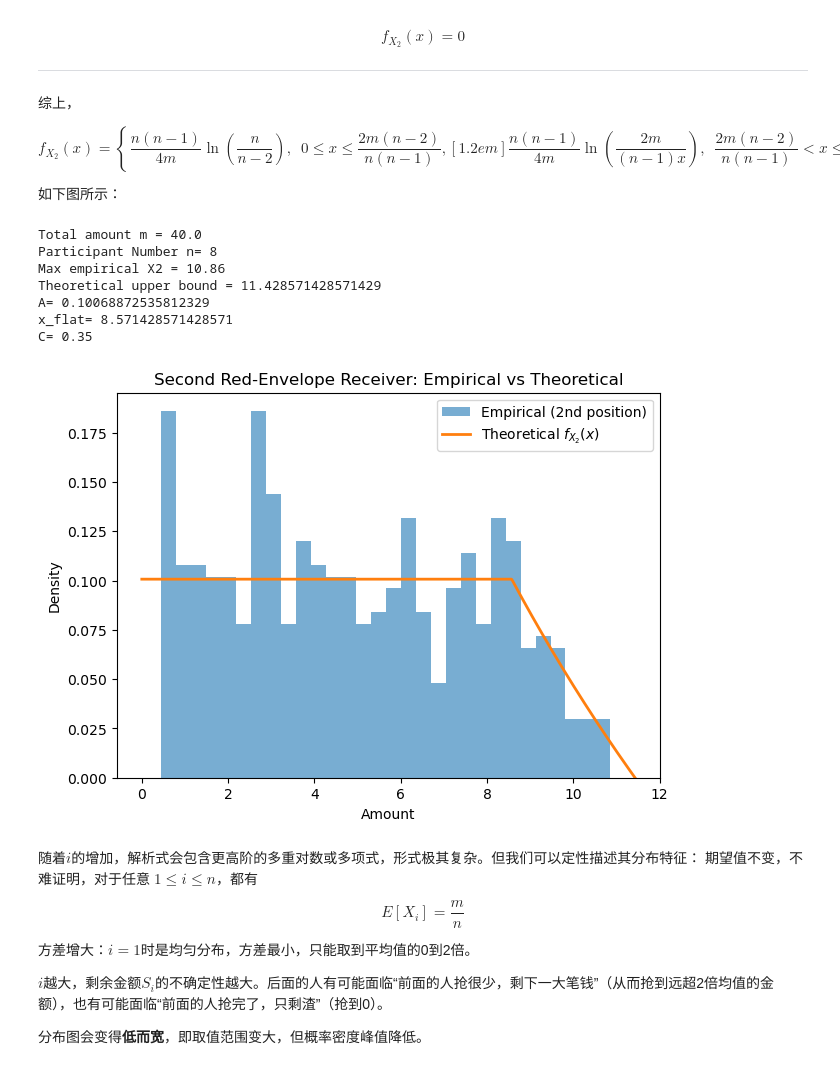
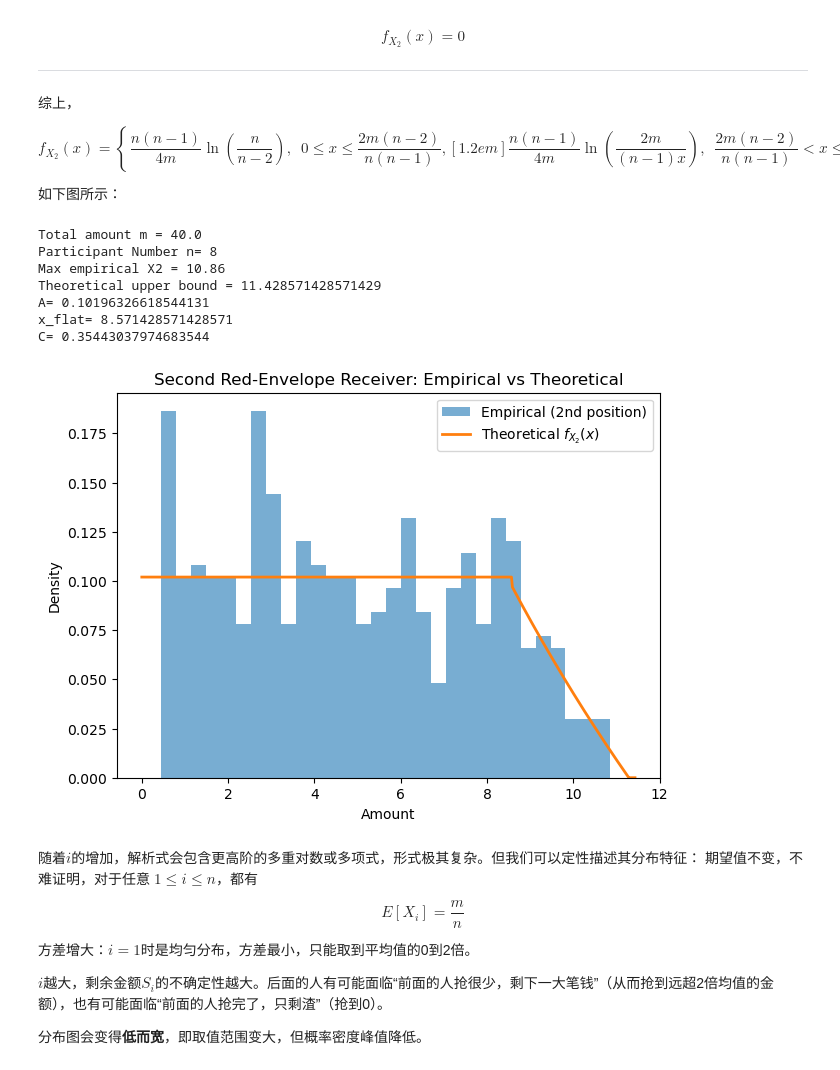
Before and after one commit to WjNaG2/SI140-RedEnvelope, a Jupyter notebook: verify.ipynb, the cells around one changed output. Cells and saved outputs as stored; diff of their text form; code cells hidden in the pictures.

```diff
--- a/verify.ipynb
+++ b/verify.ipynb
@@ -17,7 +17,7 @@ import numpy as np
 # 假设:
 # 行 = 实验次数
 # 列 = 位次 (第1个抢到的人, 第2个, ...)
-df = pd.read_csv("envelopes.csv")
+df = pd.read_csv("data/real_480.csv")
 
 # Skip the 'Trial' column (first column)
 df_data = df.iloc[:, 1:]
@@ -308,7 +308,7 @@ import matplotlib.pyplot as plt
 x2_data = df.iloc[:-1, 2].values
 
 n = df.shape[1]-1                      # 人数
-m = df.sum(axis=1, numeric_only=True).iloc[1]  # 总金额（从第一行取得）
+m = df.sum(axis=1, numeric_only=True).iloc[1] - 2  # 总金额（从第一行取得）
 print("Total amount m =", m)
 print("Participant Number n=", n)
 print("Max empirical X2 =", x2_data.max())
@@ -322,15 +322,16 @@ def f_X2(x, n, m):
     x = np.asarray(x)
     pdf = np.zeros_like(x, dtype=float)
 
+    m_new = m - 0.1 * m / n #保底机制修正
     a = 2 * m * (n - 2) / (n * (n - 1))
-    b = 2 * m / (n - 1)
-    c = n * (n - 1) / (4 * m)
+    b = 2 * m_new / (n - 1)
+    c = n * (n - 1) / (4 * m_new)
 
     mask1 = (x >= 0) & (x <= a)
     pdf[mask1] = c * np.log(n / (n - 2))
 
     mask2 = (x > a) & (x <= b)
-    pdf[mask2] = c * np.log((2 * m) / ((n - 1) * x[mask2]) )
+    pdf[mask2] = c * np.log((2 * m_new) / ((n - 1) * x[mask2]) )
 
     print("A=",c * np.log(n / (n - 2)))
     print("x_flat=",a)
@@ -344,36 +345,36 @@ def f_X2(x, n, m):
 x_grid = np.linspace(0, 2 * m / (n - 1), 500)
 pdf_vals = f_X2(x_grid, n, m)
 
 plt.figure(figsize=(7,5))
 plt.hist(
     x2_data,
     bins=30,
     density=True,
     alpha=0.6,
     label="Empirical (2nd position)"
 )
 
 plt.plot(
     x_grid,
     pdf_vals,
     linewidth=2,
     label=r"Theoretical $f_{X_2}(x)$"
 )
 
 plt.xlabel("Amount")
 plt.ylabel("Density")
 plt.title("Second Red-Envelope Receiver: Empirical vs Theoretical")
 plt.legend()
 plt.show()
 # %% [output]
 Total amount m = 40.0
 Participant Number n= 8
 Max empirical X2 = 10.86
 Theoretical upper bound = 11.428571428571429
-A= 0.10068872535812329
+A= 0.10196326618544131
 x_flat= 8.571428571428571
-C= 0.35
+C= 0.35443037974683544
-[figure, old version]
+[figure, new version]
 # %% [markdown]
 随着$i$的增加，解析式会包含更高阶的多重对数或多项式，形式极其复杂。但我们可以定性描述其分布特征：
 期望值不变，不难证明，对于任意 $1\le i \le n$，都有$$E[X_i]=\frac{m}{n}$$
```
Also changed, not shown: parts of 6 cells of this notebook, 3 other files.
